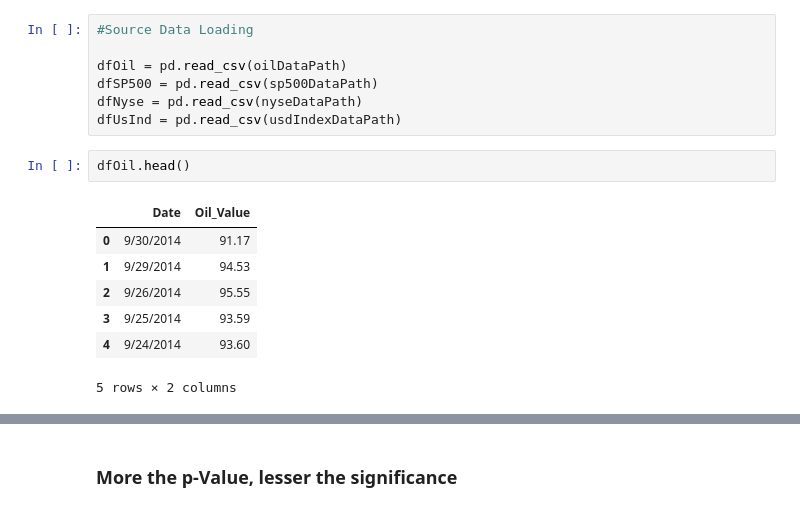
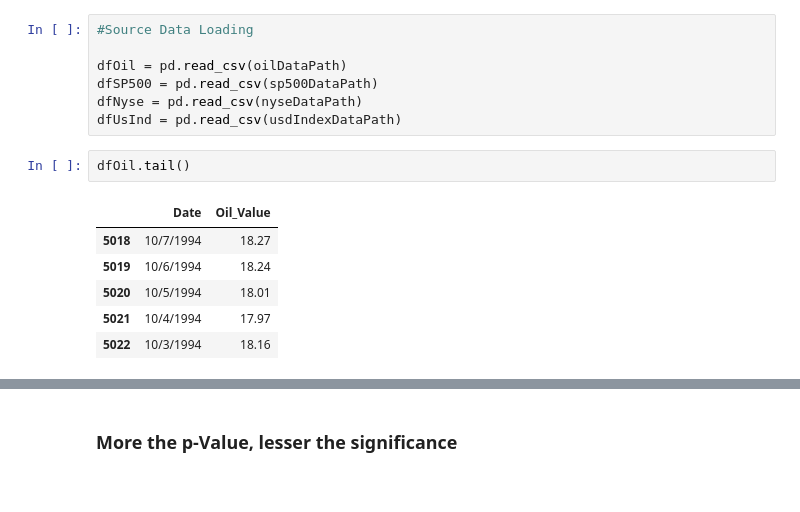
Before and after one commit to Sree-vathsan/CSE591-Data-Science-Project, a Jupyter notebook: Linear_Regression_Model_Oil.ipynb, the cells around one changed output, grey strips where cells are left out. Drawn from its saved outputs; the diff is of its cells as text.

```diff
--- a/Linear_Regression_Model_Oil.ipynb
+++ b/Linear_Regression_Model_Oil.ipynb
@@ -28,12 +28,11 @@ dfSP500 = pd.read_csv(sp500DataPath)
 dfNyse = pd.read_csv(nyseDataPath)
 dfUsInd = pd.read_csv(usdIndexDataPath)
 # %%
-dfOil.head()
+dfOil.tail()
 # %% [output]
 |  | Date | Oil_Value |
-| 0 | 9/30/2014 | 91.17 |
-| 1 | 9/29/2014 | 94.53 |
-| 2 | 9/26/2014 | 95.55 |
-| 3 | 9/25/2014 | 93.59 |
-| 4 | 9/24/2014 | 93.60 |
+| 5018 | 10/7/1994 | 18.27 |
+| 5019 | 10/6/1994 | 18.24 |
+| 5020 | 10/5/1994 | 18.01 |
+| 5021 | 10/4/1994 | 17.97 |
+| 5022 | 10/3/1994 | 18.16 |
-5 rows × 2 columns
```
Also changed, not shown: parts of 18 cells of this notebook.
